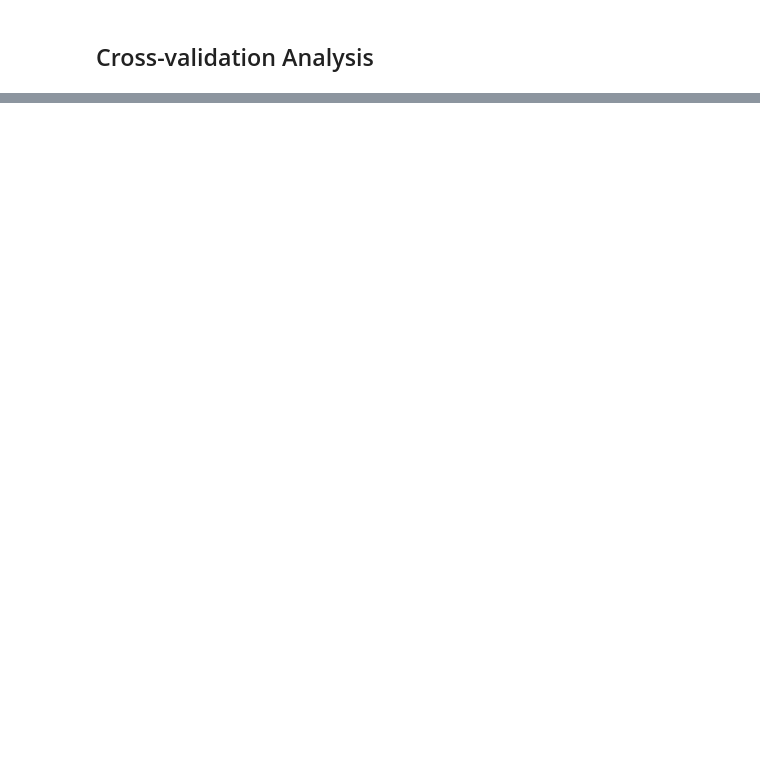
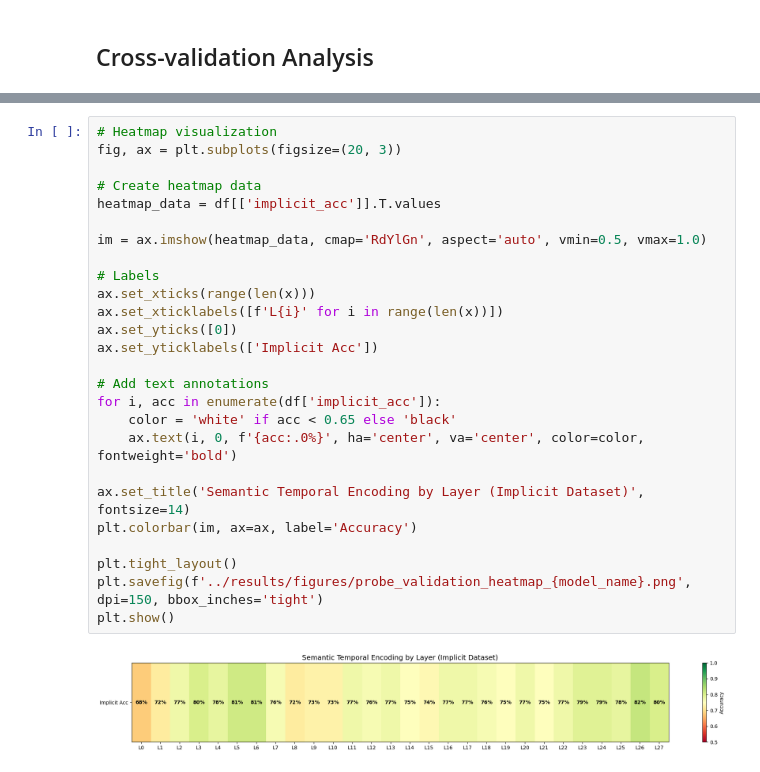
Before and after one commit to justinshenk/temporal-awareness, a Jupyter notebook: notebooks/03.1_multimodel_probe_validation_analysis.ipynb, the cells around one changed output, grey strips where cells are left out. Cells and saved outputs as stored; diff of their text form; blank space fills up the shorter version.

```diff
--- a/notebooks/03.1_multimodel_probe_validation_analysis.ipynb
+++ b/notebooks/03.1_multimodel_probe_validation_analysis.ipynb
@@ -469,0 +610,28 @@ Note: Error bars show ±1 std from 5-fold cross-validation on explicit data
+# %%
+# Heatmap visualization
+fig, ax = plt.subplots(figsize=(20, 3))
+
+# Create heatmap data
+heatmap_data = df[['implicit_acc']].T.values
+
+im = ax.imshow(heatmap_data, cmap='RdYlGn', aspect='auto', vmin=0.5, vmax=1.0)
+
+# Labels
+ax.set_xticks(range(len(x)))
+ax.set_xticklabels([f'L{i}' for i in range(len(x))])
+ax.set_yticks([0])
+ax.set_yticklabels(['Implicit Acc'])
+
+# Add text annotations
+for i, acc in enumerate(df['implicit_acc']):
+    color = 'white' if acc < 0.65 else 'black'
+    ax.text(i, 0, f'{acc:.0%}', ha='center', va='center', color=color, fontweight='bold')
+
+ax.set_title('Semantic Temporal Encoding by Layer (Implicit Dataset)', fontsize=14)
+plt.colorbar(im, ax=ax, label='Accuracy')
+
+plt.tight_layout()
+plt.savefig(f'../results/figures/probe_validation_heatmap_{model_name}.png', dpi=150, bbox_inches='tight')
+plt.show()
+# %% [output]
+[figure, added]
```
Also changed, not shown: parts of 21 cells of this notebook, 17 other files.
